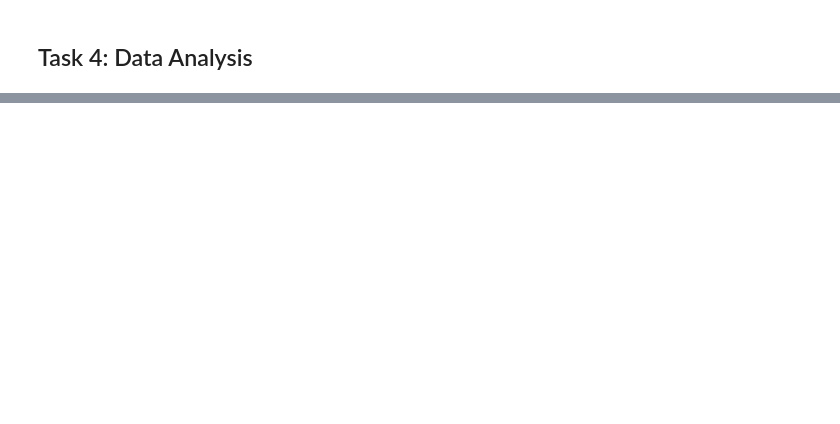
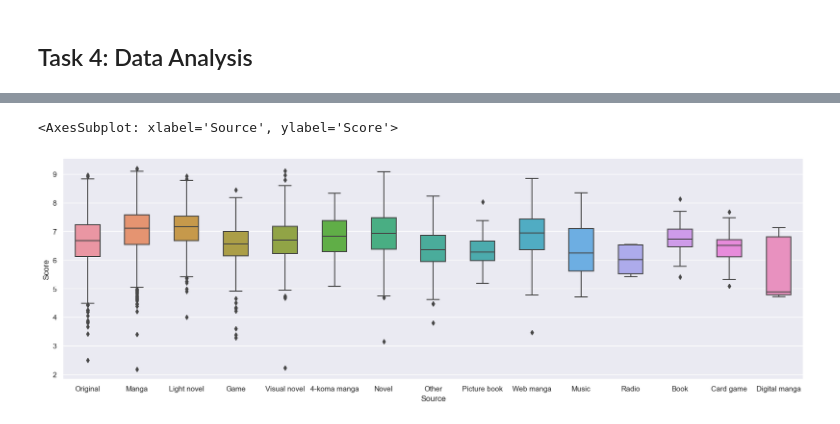
Before and after one commit to ubco-W2022T1-cosc301/project-group12, a Jupyter notebook: notebooks/analysis2.ipynb, the cells around one changed output, grey strips where cells are left out. Cells and saved outputs as stored; diff of their text form; code cells hidden in the pictures; blank space fills up the shorter version.

```diff
--- a/notebooks/analysis2.ipynb
+++ b/notebooks/analysis2.ipynb
@@ -267,0 +253,5 @@ same graph as from my PDA, it seems that manga adaptations are overwhelmingly th
+# %%
+sns.boxplot(data=df, x="Source", y="Score", width = 0.5)
+# %% [output]
+<AxesSubplot: xlabel='Source', ylabel='Score'>
+[figure, added]
```
Also changed, not shown: parts of 27 cells of this notebook, 1 other file.
